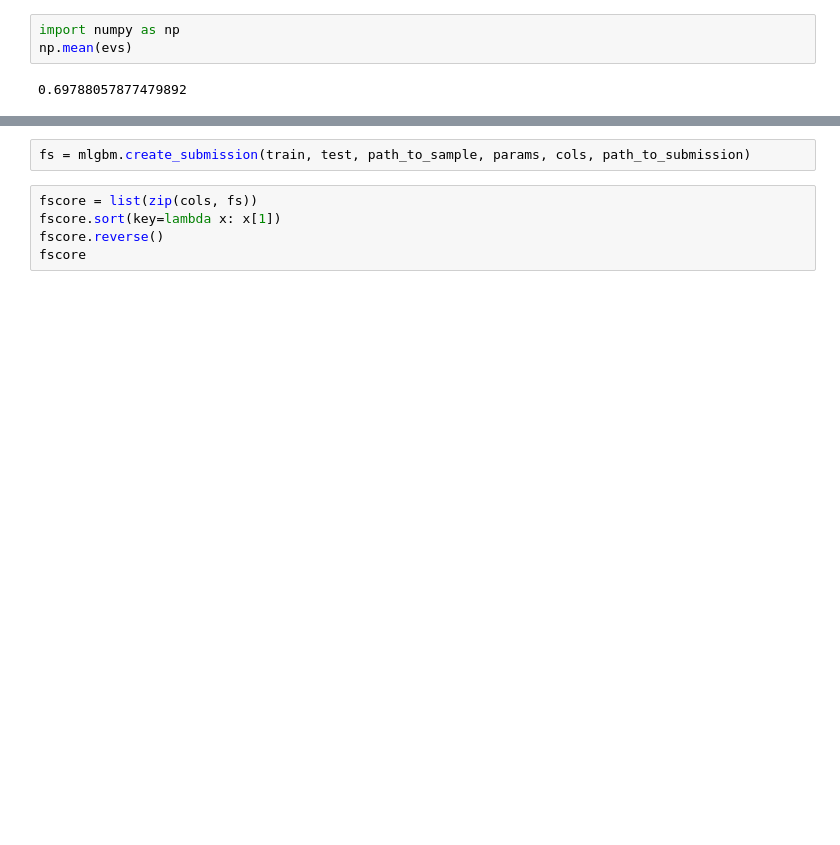
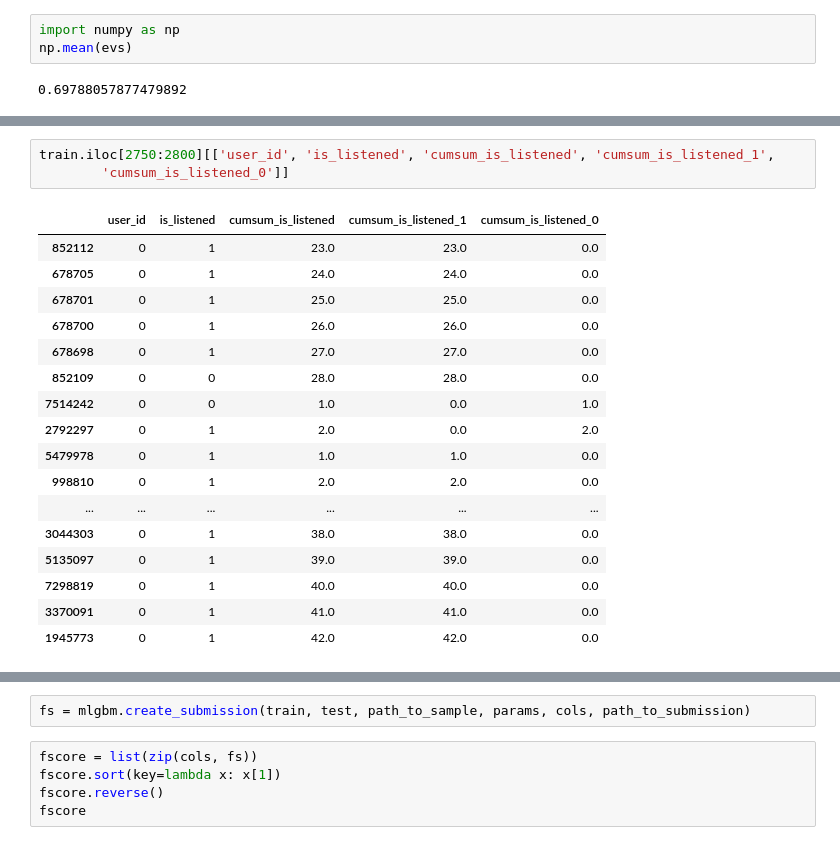
Before and after one commit to tsdaemon/mscs-competition2, a Jupyter notebook: AS_Feature-How-many-Flow-and-Listen-inline.ipynb, the cells around one changed output, grey strips where cells are left out. Saved outputs shown, nothing was run; the diff lists cells and outputs as text; blank space fills up the shorter version.

```diff
--- a/AS_Feature-How-many-Flow-and-Listen-inline.ipynb
+++ b/AS_Feature-How-many-Flow-and-Listen-inline.ipynb
@@ -253,3 +275,24 @@ np.mean(evs)
+# %%
+train.iloc[2750:2800][['user_id', 'is_listened', 'cumsum_is_listened', 'cumsum_is_listened_1',
+        'cumsum_is_listened_0']]
+# %% [output]
+|  | user_id | is_listened | cumsum_is_listened | cumsum_is_listened_1 | cumsum_is_listened_0 |
+| 852112 | 0 | 1 | 23.0 | 23.0 | 0.0 |
+| 678705 | 0 | 1 | 24.0 | 24.0 | 0.0 |
+| 678701 | 0 | 1 | 25.0 | 25.0 | 0.0 |
+| 678700 | 0 | 1 | 26.0 | 26.0 | 0.0 |
+| 678698 | 0 | 1 | 27.0 | 27.0 | 0.0 |
+| 852109 | 0 | 0 | 28.0 | 28.0 | 0.0 |
+| 7514242 | 0 | 0 | 1.0 | 0.0 | 1.0 |
+| 2792297 | 0 | 1 | 2.0 | 0.0 | 2.0 |
+| 5479978 | 0 | 1 | 1.0 | 1.0 | 0.0 |
+| 998810 | 0 | 1 | 2.0 | 2.0 | 0.0 |
+| ... | ... | ... | ... | ... | ... |
+| 3044303 | 0 | 1 | 38.0 | 38.0 | 0.0 |
+| 5135097 | 0 | 1 | 39.0 | 39.0 | 0.0 |
+| 7298819 | 0 | 1 | 40.0 | 40.0 | 0.0 |
+| 3370091 | 0 | 1 | 41.0 | 41.0 | 0.0 |
+| 1945773 | 0 | 1 | 42.0 | 42.0 | 0.0 |
 # %%
 path_to_sample = './data/sample_submission_kaggle.csv'
 path_to_submission = './data/submission.csv'
```
Also changed, not shown: parts of 6 cells of this notebook, 1 other file.
